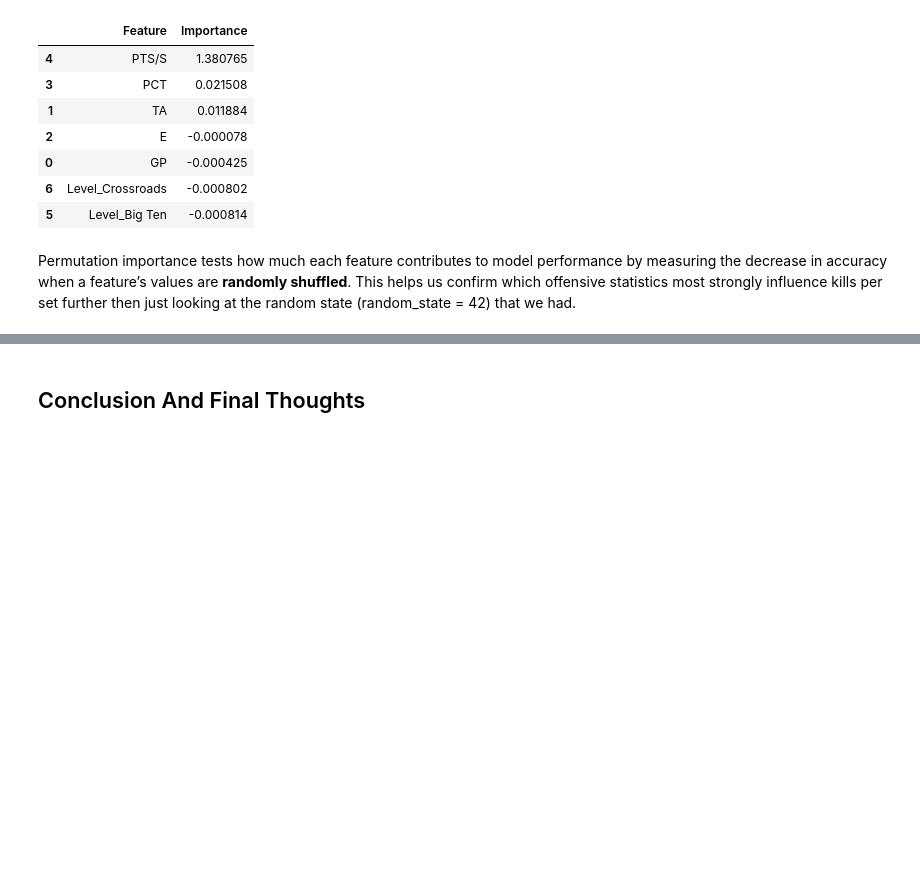
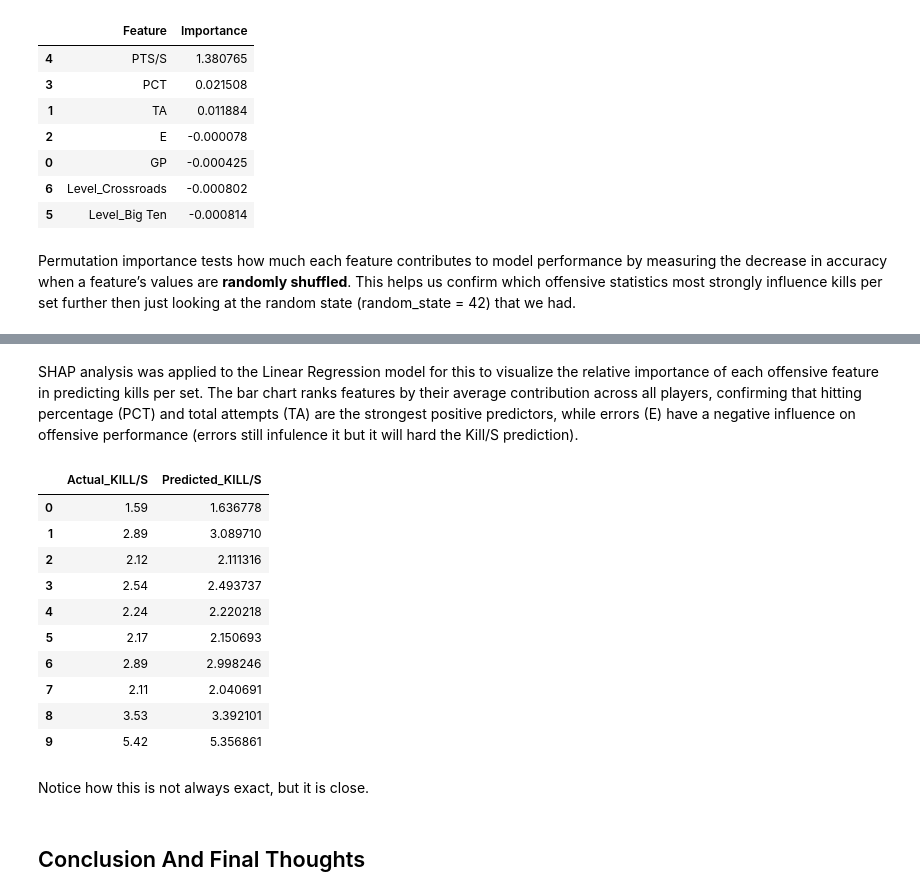
Before and after one commit to RaimeyOwens/DATA-301-Final, a Jupyter notebook: DATA301.ipynb, the cells around one changed output, grey strips where cells are left out. Drawn from its saved outputs; the diff is of its cells as text; code cells hidden in the pictures; blank space fills up the shorter version.

```diff
--- a/DATA301.ipynb
+++ b/DATA301.ipynb
@@ -453,3 +461,28 @@ Permutation importance tests how much each feature contributes to model performa
+# %% [markdown]
+SHAP analysis was applied to the Linear Regression model for this to visualize the relative importance of each offensive feature in predicting kills per set. The bar chart ranks features by their average contribution across all players, confirming that hitting percentage (PCT) and total attempts (TA) are the strongest positive predictors, while errors (E) have a negative influence on offensive performance (errors still infulence it but it will hard the Kill/S prediction).
+# %%
+# Create a DataFrame comparing actual vs predicted values
+predictions_df = pd.DataFrame({
+    "Actual_KILL/S": y_test,
+    "Predicted_KILL/S": y_pred_lr
+}).reset_index(drop=True)
+
+# Preview the first few rows
+predictions_df.head(10)
+# %% [output]
+|  | Actual_KILL/S | Predicted_KILL/S |
+| 0 | 1.59 | 1.636778 |
+| 1 | 2.89 | 3.089710 |
+| 2 | 2.12 | 2.111316 |
+| 3 | 2.54 | 2.493737 |
+| 4 | 2.24 | 2.220218 |
+| 5 | 2.17 | 2.150693 |
+| 6 | 2.89 | 2.998246 |
+| 7 | 2.11 | 2.040691 |
+| 8 | 3.53 | 3.392101 |
+| 9 | 5.42 | 5.356861 |
+# %% [markdown]
+Notice how this is not always exact, but it is close.
 # %% [markdown]
 ## Conclusion And Final Thoughts
 # %% [markdown]
```
Also changed, not shown: parts of 2 cells of this notebook.
